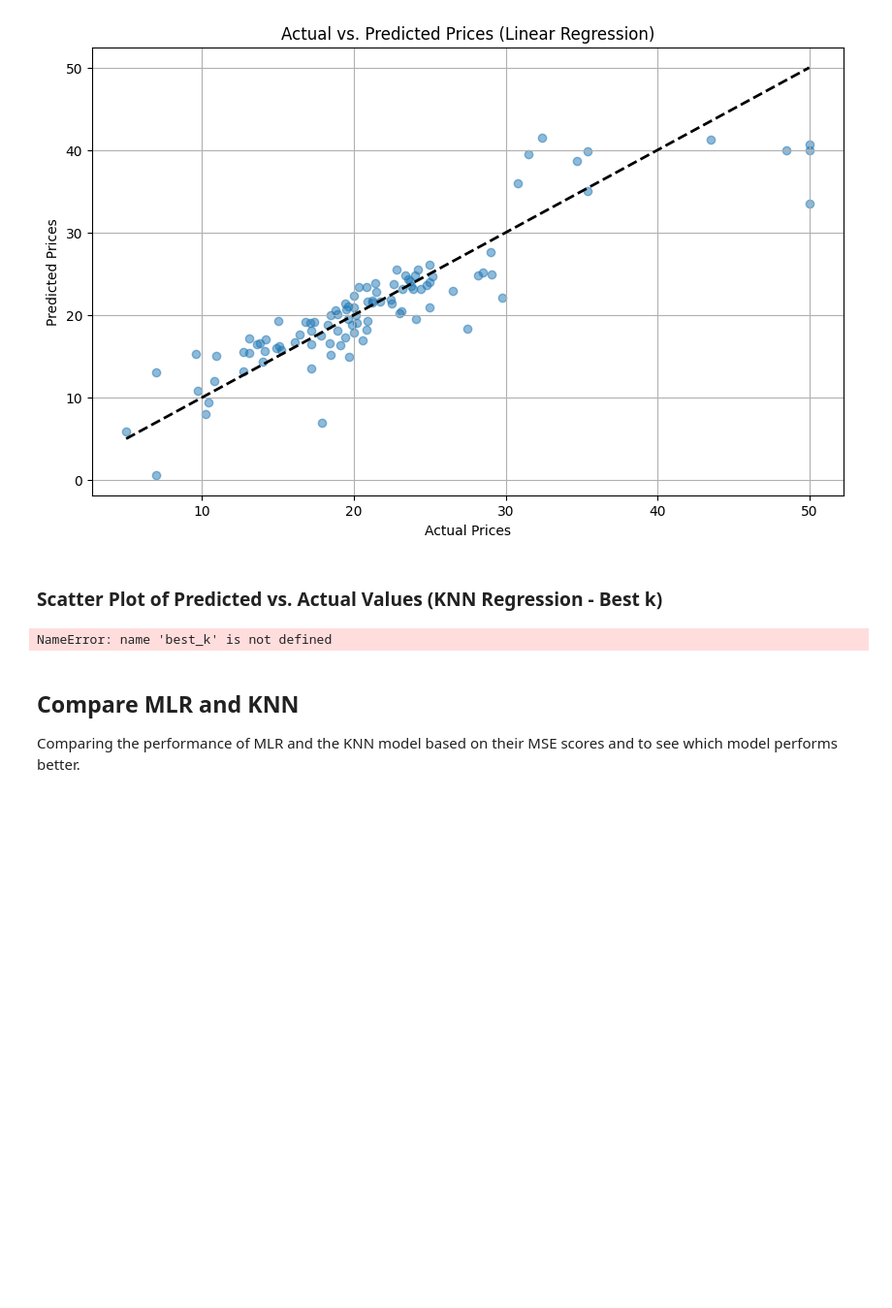
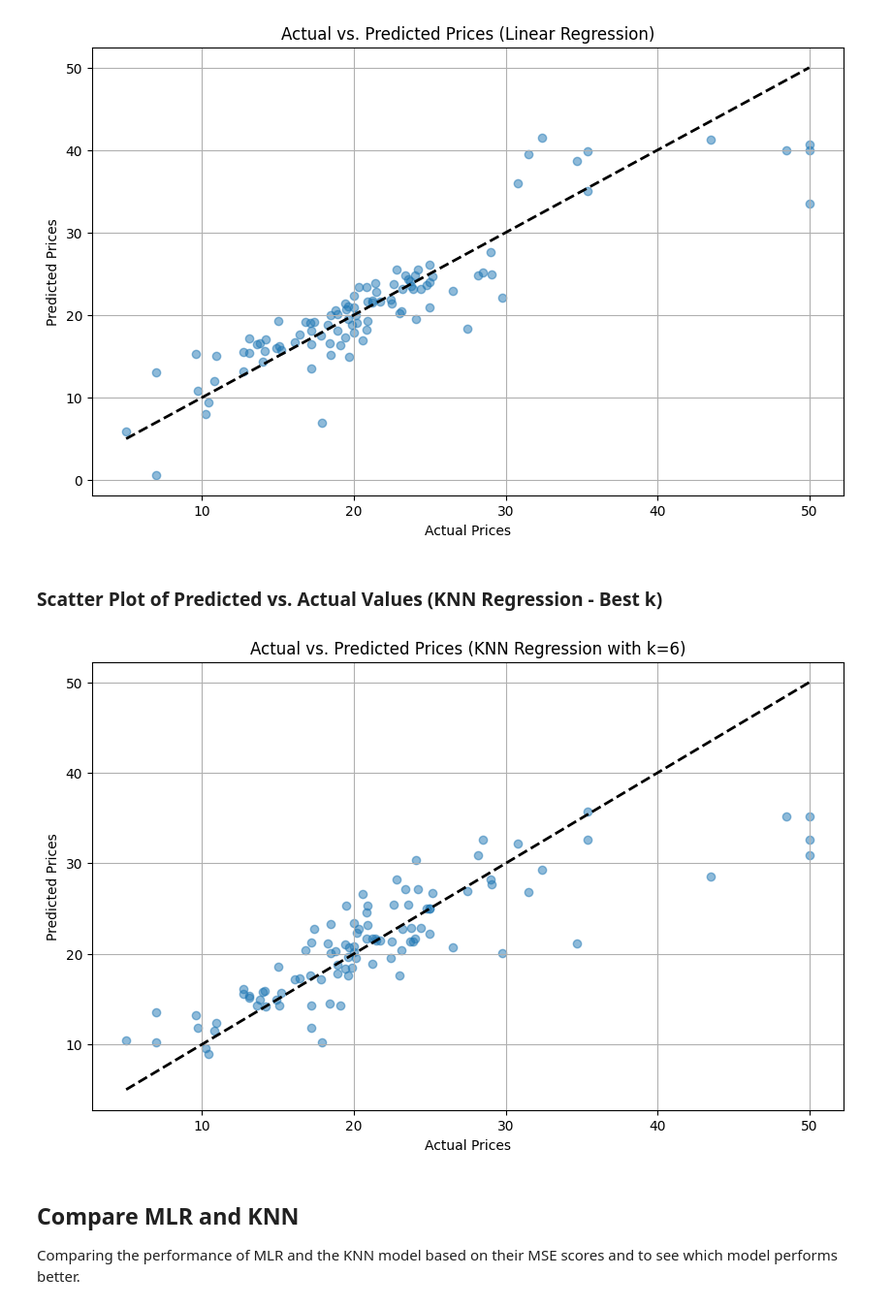
Before and after one commit to aryansinghsisodia3/BostonHousing-Dataset, a Jupyter notebook: BostonHousing.ipynb, the cells around one changed output. Shown: that part at 97% size. Drawn from its saved outputs; the diff is of its cells as text; code cells hidden in the pictures; blank space fills up the shorter version.

```diff
--- a/BostonHousing.ipynb
+++ b/BostonHousing.ipynb
@@ -186,20 +186,22 @@ plt.show()
 ### Scatter Plot of Predicted vs. Actual Values (KNN Regression - Best k)
 # %%
 # Need to re-train KNN with the best k found previously (best_k)
+min_mse_knn = min(mse_knn_list)
+best_k = mse_knn_list.index(min_mse_knn) + 1
 knn_model_best = KNeighborsRegressor(n_neighbors=best_k)
 knn_model_best.fit(X_train, y_train)
 y_pred_knn_best = knn_model_best.predict(X_test)
 
 plt.figure(figsize=(10, 6))
 plt.scatter(y_test, y_pred_knn_best, alpha=0.5)
 plt.xlabel("Actual Prices")
 plt.ylabel("Predicted Prices")
 plt.title(f"Actual vs. Predicted Prices (KNN Regression with k={best_k})")
 plt.plot([y_test.min(), y_test.max()], [y_test.min(), y_test.max()], 'k--', lw=2) # Diagonal line
 plt.grid(True)
 plt.show()
 # %% [output]
-NameError: name 'best_k' is not defined
+[figure, added]
 # %% [markdown]
 ## Compare MLR and KNN
 
```
Also changed, not shown: parts of 1 cell of this notebook.
